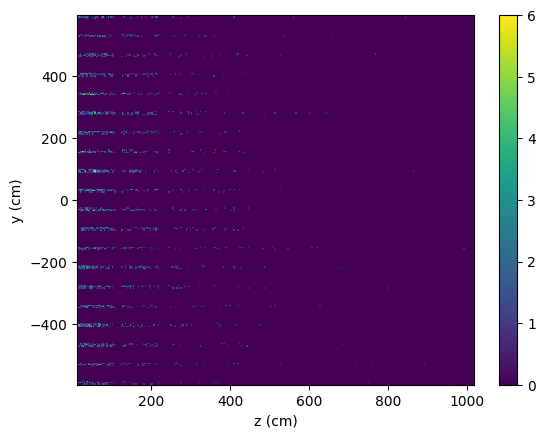
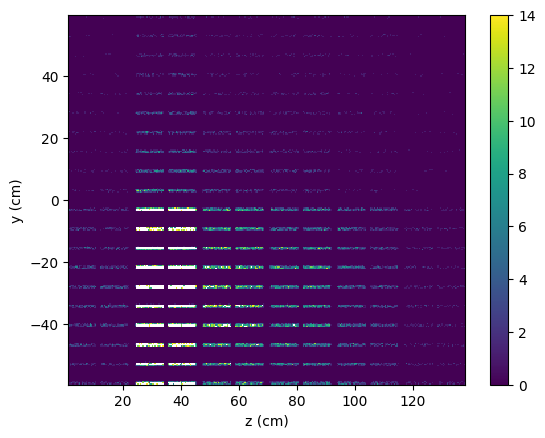
Unified diff of the notebook cell whose output changed from the first chart to the second:
--- before
+++ after
@@ -1,3 +1,3 @@
-_=plt.hist2d(z/10,y/10,bins=300, cmin=0,cmax=100)
+_=plt.hist2d(z/10,y/10,bins=300, cmin=0,cmax=14)
 plt.colorbar()
 plt.xlabel("z (cm)")

Commit: Fixing some bugs, and adding option to save edeps to file for testing